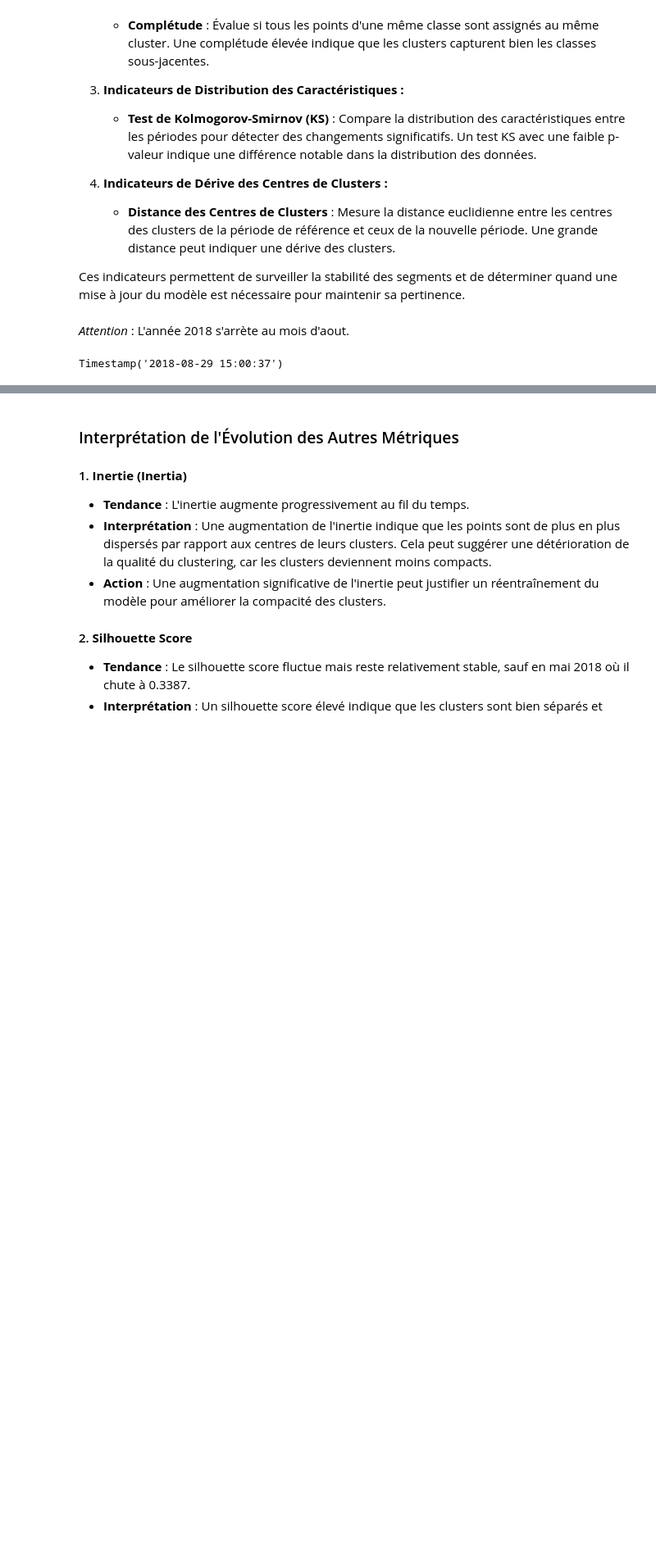
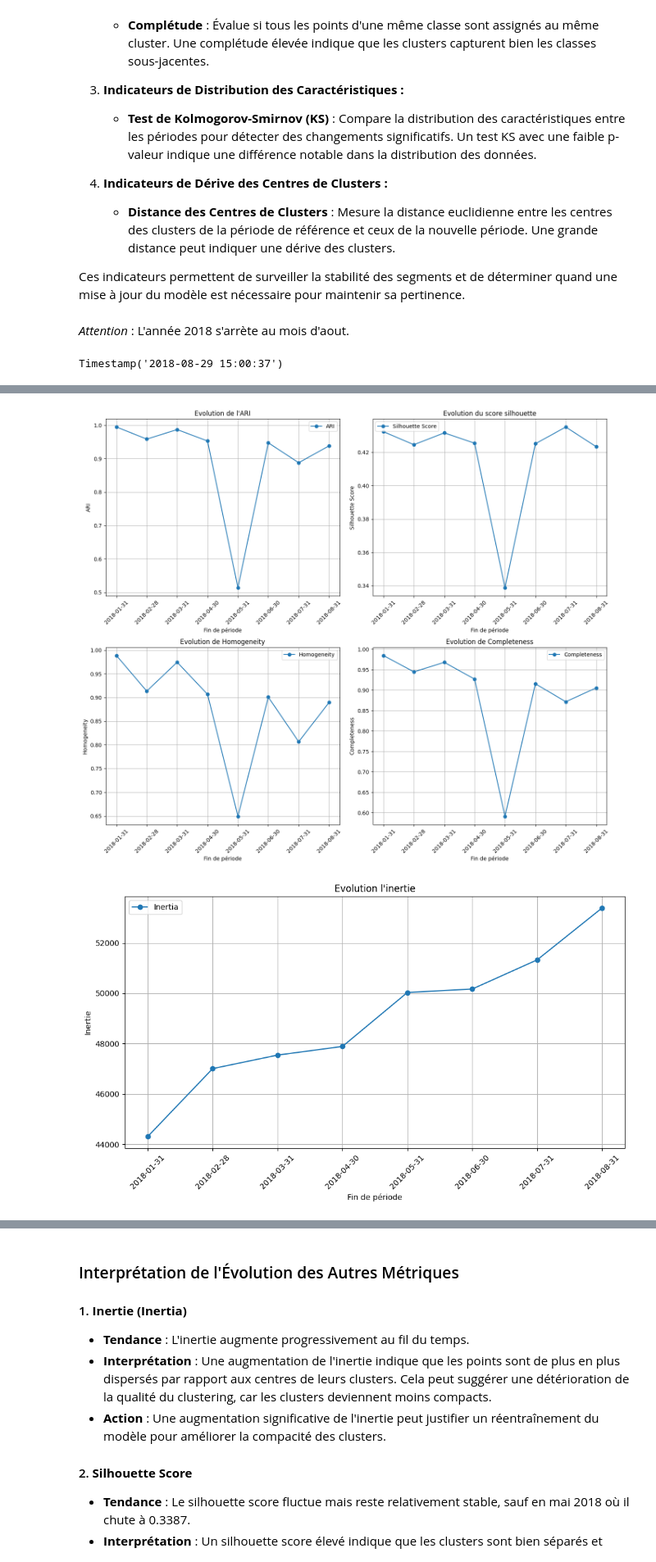
Before and after one commit to DavidScanu/oc-ai-engineer-p05-segmentez-clients-e-commerce, a Jupyter notebook: p05-david_scanu_04_notebook_simulation_20250117.ipynb, the cells around one changed output, grey strips where cells are left out. Shown at 82% size. Cells and saved outputs as stored; diff of their text form; code cells hidden in the pictures; blank space fills up the shorter version.

```diff
--- a/p05-david_scanu_04_notebook_simulation_20250117.ipynb
+++ b/p05-david_scanu_04_notebook_simulation_20250117.ipynb
@@ -349,0 +363,3 @@ Wall time: 2min 40s
+# %%
+metrics_over_time_df = pd.DataFrame(metrics_over_time).T.round(4)
+metrics_over_time_df
@@ -350,3 +376,63 @@ Wall time: 2min 40s
+# %%
+import matplotlib.pyplot as plt
+
+# Create subplots
+fig, axes = plt.subplots(nrows=2, ncols=2, figsize=(14, 12))
+
+# Plot ARI
+axes[0, 0].plot(metrics_over_time_df.index, metrics_over_time_df['ari'], marker='o', label='ARI')
+axes[0, 0].set_title("Evolution de l'ARI")
+axes[0, 0].set_xlabel('Fin de période')
+axes[0, 0].set_ylabel('ARI')
+axes[0, 0].legend()
+axes[0, 0].grid(True)
+axes[0, 0].tick_params(axis='x', rotation=45)
+
+# Plot Silhouette Score
+axes[0, 1].plot(metrics_over_time_df.index, metrics_over_time_df['silhouette'], marker='o', label='Silhouette Score')
+axes[0, 1].set_title('Evolution du Score Silhouette')
+axes[0, 1].set_xlabel('Fin de période')
+axes[0, 1].set_ylabel('Score Silhouette')
+axes[0, 1].legend()
+axes[0, 1].grid(True)
+axes[0, 1].tick_params(axis='x', rotation=45)
+
+# Plot Homogeneity
+axes[1, 0].plot(metrics_over_time_df.index, metrics_over_time_df['homogeneity'], marker='o', label='Homogeneity')
+axes[1, 0].set_title("Evolution de l'Homogénéité")
+axes[1, 0].set_xlabel('Fin de période')
+axes[1, 0].set_ylabel('Homogénéité')
+axes[1, 0].legend()
+axes[1, 0].grid(True)
+axes[1, 0].tick_params(axis='x', rotation=45)
+
+# Plot Completeness
+axes[1, 1].plot(metrics_over_time_df.index, metrics_over_time_df['completeness'], marker='o', label='Completeness')
+axes[1, 1].set_title('Evolution de la Complétude')
+axes[1, 1].set_xlabel('Fin de période')
+axes[1, 1].set_ylabel('Complétude')
+axes[1, 1].legend()
+axes[1, 1].grid(True)
+axes[1, 1].tick_params(axis='x', rotation=45)
+
+# Adjust layout
+plt.tight_layout()
+plt.show()
+
+# Plot Inertia separately
+plt.figure(figsize=(10, 6))
+plt.plot(metrics_over_time_df.index, metrics_over_time_df['inertia'], marker='o', label='Inertia')
+plt.title("Evolution l'inertie")
+plt.xlabel('Fin de période')
+plt.ylabel('Inertie')
+plt.legend()
+plt.grid(True)
+plt.xticks(rotation=45)
+plt.tight_layout()
+plt.show()
+# %% [output]
+[figure, added]
+[figure, added]
 # %% [markdown]
 ### Évolution de l'ARI dans le Temps
 
```
Also changed, not shown: parts of 9 cells of this notebook, 3 other files.
